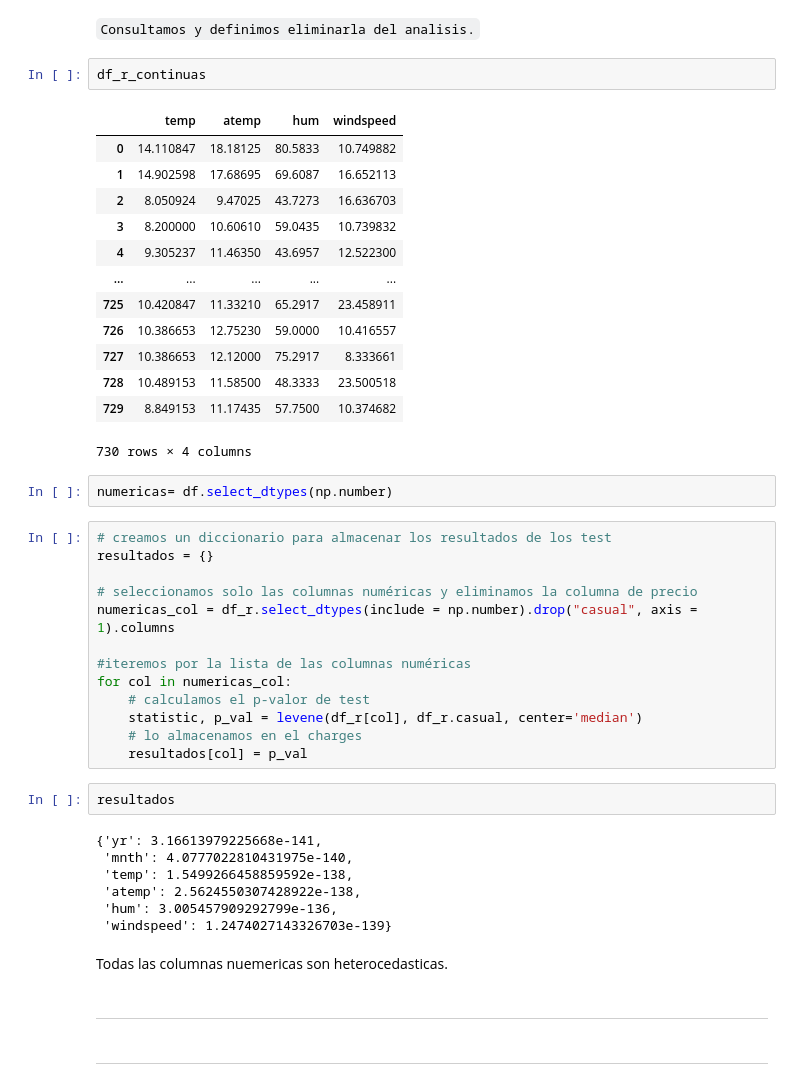
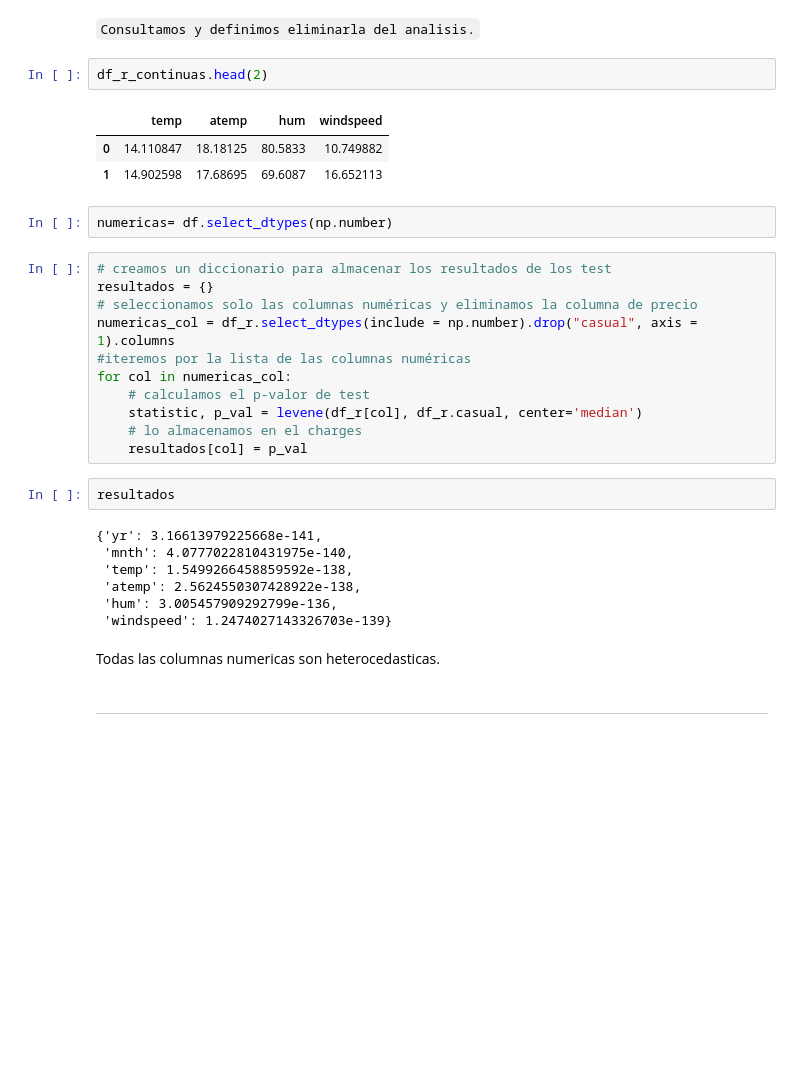
Before and after one commit to Adalab/project-DA-promo-c-modulo-3-team-1, a Jupyter notebook: borrador/13-casual-asuncion.ipynb, the cells around one changed output. Saved outputs shown, nothing was run; the diff lists cells and outputs as text; blank space fills up the shorter version.

```diff
--- a/borrador/13-casual-asuncion.ipynb
+++ b/borrador/13-casual-asuncion.ipynb
@@ -223,30 +209,18 @@ LeveneResult(statistic=9.05086303601032, pvalue=0.0027162547312653985)
 # %% [markdown]
 `Consultamos y definimos eliminarla del analisis.`
 # %%
-df_r_continuas
+df_r_continuas.head(2)
 # %% [output]
 |  | temp | atemp | hum | windspeed |
 | 0 | 14.110847 | 18.18125 | 80.5833 | 10.749882 |
 | 1 | 14.902598 | 17.68695 | 69.6087 | 16.652113 |
-| 2 | 8.050924 | 9.47025 | 43.7273 | 16.636703 |
-| 3 | 8.200000 | 10.60610 | 59.0435 | 10.739832 |
-| 4 | 9.305237 | 11.46350 | 43.6957 | 12.522300 |
-| ... | ... | ... | ... | ... |
-| 725 | 10.420847 | 11.33210 | 65.2917 | 23.458911 |
-| 726 | 10.386653 | 12.75230 | 59.0000 | 10.416557 |
-| 727 | 10.386653 | 12.12000 | 75.2917 | 8.333661 |
-| 728 | 10.489153 | 11.58500 | 48.3333 | 23.500518 |
-| 729 | 8.849153 | 11.17435 | 57.7500 | 10.374682 |
-730 rows × 4 columns
 # %%
 numericas= df.select_dtypes(np.number)
 # %%
 # creamos un diccionario para almacenar los resultados de los test
 resultados = {}
-
 # seleccionamos solo las columnas numéricas y eliminamos la columna de precio
 numericas_col = df_r.select_dtypes(include = np.number).drop("casual", axis = 1).columns
-
 #iteremos por la lista de las columnas numéricas
 for col in numericas_col:
     # calculamos el p-valor de test
@@ -263,9 +237,7 @@ resultados
  'hum': 3.005457909292799e-136,
  'windspeed': 1.2474027143326703e-139}
 # %% [markdown]
-Todas las columnas nuemericas son heterocedasticas.
+Todas las columnas numericas son heterocedasticas.
-# %% [markdown]
----
 # %% [markdown]
 ---
 # %% [markdown]
```
Also changed, not shown: parts of 9 cells of this notebook, 8 other files.
